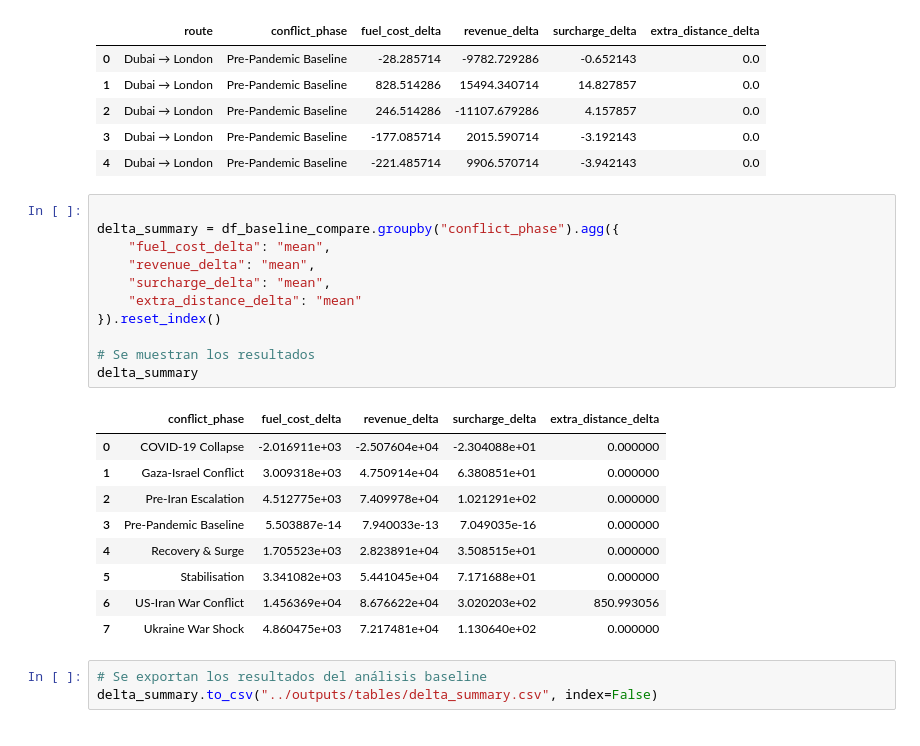
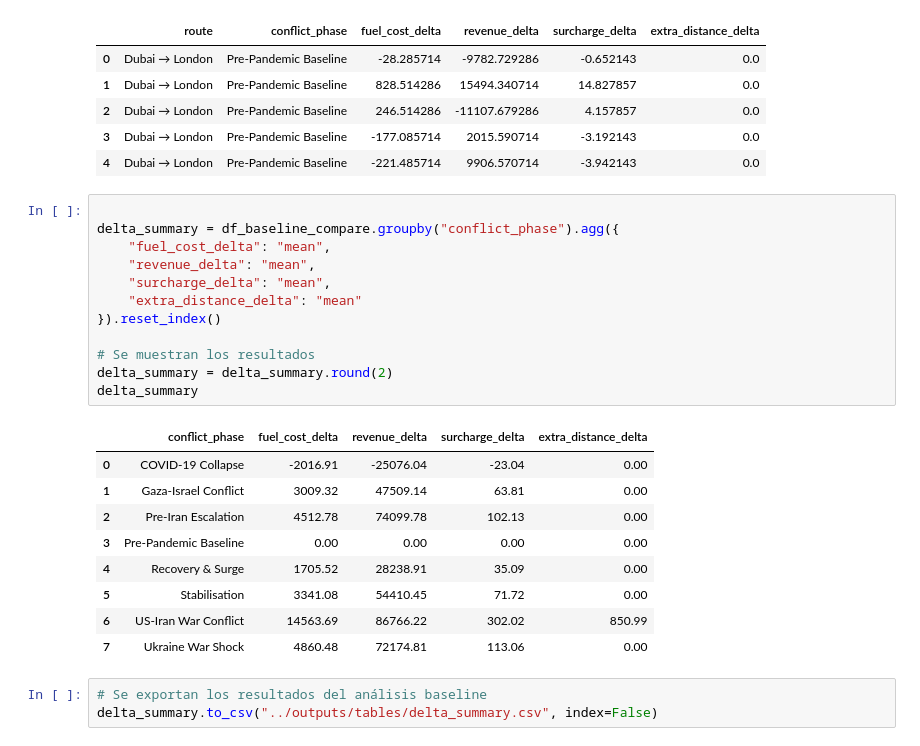
Before and after one commit to sutherlandfoncho/proyecto-prog-data, a Jupyter notebook: notebooks/02_transformaciones.ipynb, the cells around one changed output. Drawn from its saved outputs; the diff is of its cells as text.

```diff
--- a/notebooks/02_transformaciones.ipynb
+++ b/notebooks/02_transformaciones.ipynb
@@ -292,24 +297,25 @@ df_baseline_compare[[
 # %%
 
 delta_summary = df_baseline_compare.groupby("conflict_phase").agg({
     "fuel_cost_delta": "mean",
     "revenue_delta": "mean",
     "surcharge_delta": "mean",
     "extra_distance_delta": "mean"
 }).reset_index()
 
 # Se muestran los resultados
+delta_summary = delta_summary.round(2)
 delta_summary
 # %% [output]
 |  | conflict_phase | fuel_cost_delta | revenue_delta | surcharge_delta | extra_distance_delta |
-| 0 | COVID-19 Collapse | -2.016911e+03 | -2.507604e+04 | -2.304088e+01 | 0.000000 |
-| 1 | Gaza-Israel Conflict | 3.009318e+03 | 4.750914e+04 | 6.380851e+01 | 0.000000 |
-| 2 | Pre-Iran Escalation | 4.512775e+03 | 7.409978e+04 | 1.021291e+02 | 0.000000 |
-| 3 | Pre-Pandemic Baseline | 5.503887e-14 | 7.940033e-13 | 7.049035e-16 | 0.000000 |
-| 4 | Recovery & Surge | 1.705523e+03 | 2.823891e+04 | 3.508515e+01 | 0.000000 |
-| 5 | Stabilisation | 3.341082e+03 | 5.441045e+04 | 7.171688e+01 | 0.000000 |
-| 6 | US-Iran War Conflict | 1.456369e+04 | 8.676622e+04 | 3.020203e+02 | 850.993056 |
-| 7 | Ukraine War Shock | 4.860475e+03 | 7.217481e+04 | 1.130640e+02 | 0.000000 |
+| 0 | COVID-19 Collapse | -2016.91 | -25076.04 | -23.04 | 0.00 |
+| 1 | Gaza-Israel Conflict | 3009.32 | 47509.14 | 63.81 | 0.00 |
+| 2 | Pre-Iran Escalation | 4512.78 | 74099.78 | 102.13 | 0.00 |
+| 3 | Pre-Pandemic Baseline | 0.00 | 0.00 | 0.00 | 0.00 |
+| 4 | Recovery & Surge | 1705.52 | 28238.91 | 35.09 | 0.00 |
+| 5 | Stabilisation | 3341.08 | 54410.45 | 71.72 | 0.00 |
+| 6 | US-Iran War Conflict | 14563.69 | 86766.22 | 302.02 | 850.99 |
+| 7 | Ukraine War Shock | 4860.48 | 72174.81 | 113.06 | 0.00 |
 # %%
 # Se exportan los resultados del análisis baseline
 delta_summary.to_csv("../outputs/tables/delta_summary.csv", index=False)
```
Also changed, not shown: parts of 1 cell of this notebook.
